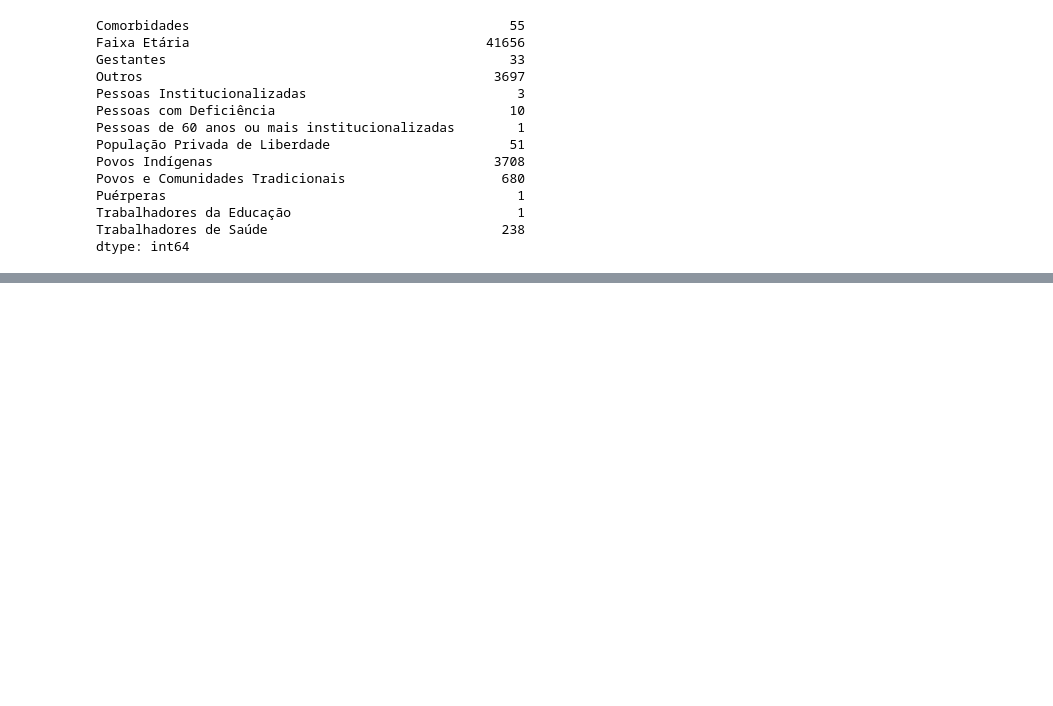
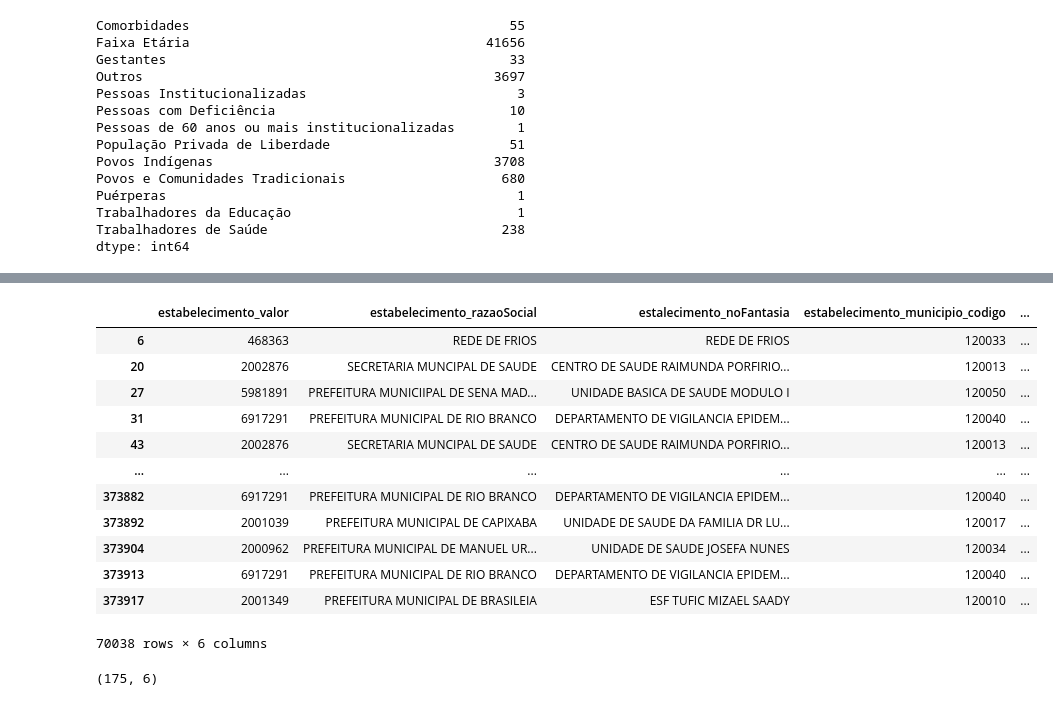
Before and after one commit to victortintel/ex_2_introducao_ao_pandas_modulo_4, a Jupyter notebook: ex2_victor_tintel_mod_4_atualizado .ipynb, the cells around one changed output, grey strips where cells are left out. Saved outputs shown, nothing was run; the diff lists cells and outputs as text; code cells hidden in the pictures; blank space fills up the shorter version.

```diff
--- a/ex2_victor_tintel_mod_4_atualizado .ipynb
+++ b/ex2_victor_tintel_mod_4_atualizado .ipynb
@@ -351,0 +384,27 @@ dtype: int64
+# %%
+# 5) usando o método .loc, selecione somente essas variáveis
+
+somente_variaveis = novo_data.loc[:, var_estabelecimentos]
+somente_variaveis
+# %% [output]
+|  | estabelecimento_valor | estabelecimento_razaoSocial | estalecimento_noFantasia | estabelecimento_municipio_codigo | ... |
+| 6 | 468363 | REDE DE FRIOS | REDE DE FRIOS | 120033 | ... |
+| 20 | 2002876 | SECRETARIA MUNCIPAL DE SAUDE | CENTRO DE SAUDE RAIMUNDA PORFIRIO... | 120013 | ... |
+| 27 | 5981891 | PREFEITURA MUNICIIPAL DE SENA MAD... | UNIDADE BASICA DE SAUDE MODULO I | 120050 | ... |
+| 31 | 6917291 | PREFEITURA MUNICIPAL DE RIO BRANCO | DEPARTAMENTO DE VIGILANCIA EPIDEM... | 120040 | ... |
+| 43 | 2002876 | SECRETARIA MUNCIPAL DE SAUDE | CENTRO DE SAUDE RAIMUNDA PORFIRIO... | 120013 | ... |
+| ... | ... | ... | ... | ... | ... |
+| 373882 | 6917291 | PREFEITURA MUNICIPAL DE RIO BRANCO | DEPARTAMENTO DE VIGILANCIA EPIDEM... | 120040 | ... |
+| 373892 | 2001039 | PREFEITURA MUNICIPAL DE CAPIXABA | UNIDADE DE SAUDE DA FAMILIA DR LU... | 120017 | ... |
+| 373904 | 2000962 | PREFEITURA MUNICIPAL DE MANUEL UR... | UNIDADE DE SAUDE JOSEFA NUNES | 120034 | ... |
+| 373913 | 6917291 | PREFEITURA MUNICIPAL DE RIO BRANCO | DEPARTAMENTO DE VIGILANCIA EPIDEM... | 120040 | ... |
+| 373917 | 2001349 | PREFEITURA MUNICIPAL DE BRASILEIA | ESF TUFIC MIZAEL SAADY | 120010 | ... |
+70038 rows × 6 columns
+# %%
+# 6) Aplique o método .drop_duplicates e crie uma lista com uma linha para cada estabelecimento,
+# com os dados do estabelecimento
+
+somente_variaveis = somente_variaveis.drop_duplicates()
+somente_variaveis.shape
+# %% [output]
+(175, 6)
```
Also changed, not shown: parts of 8 cells of this notebook.
